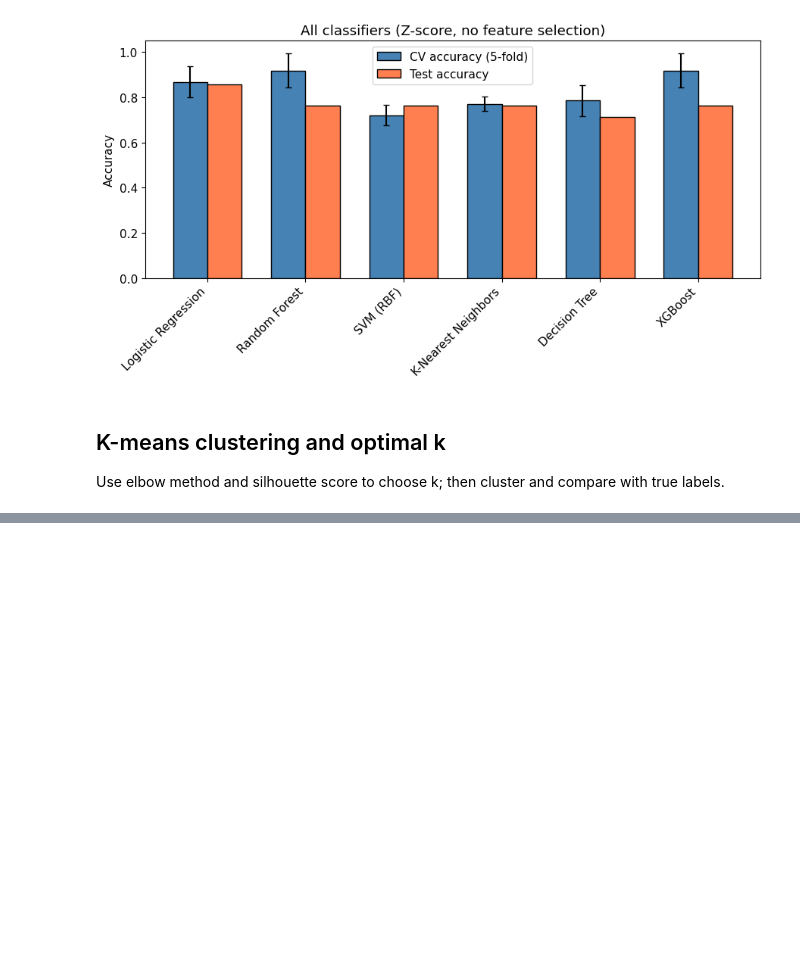
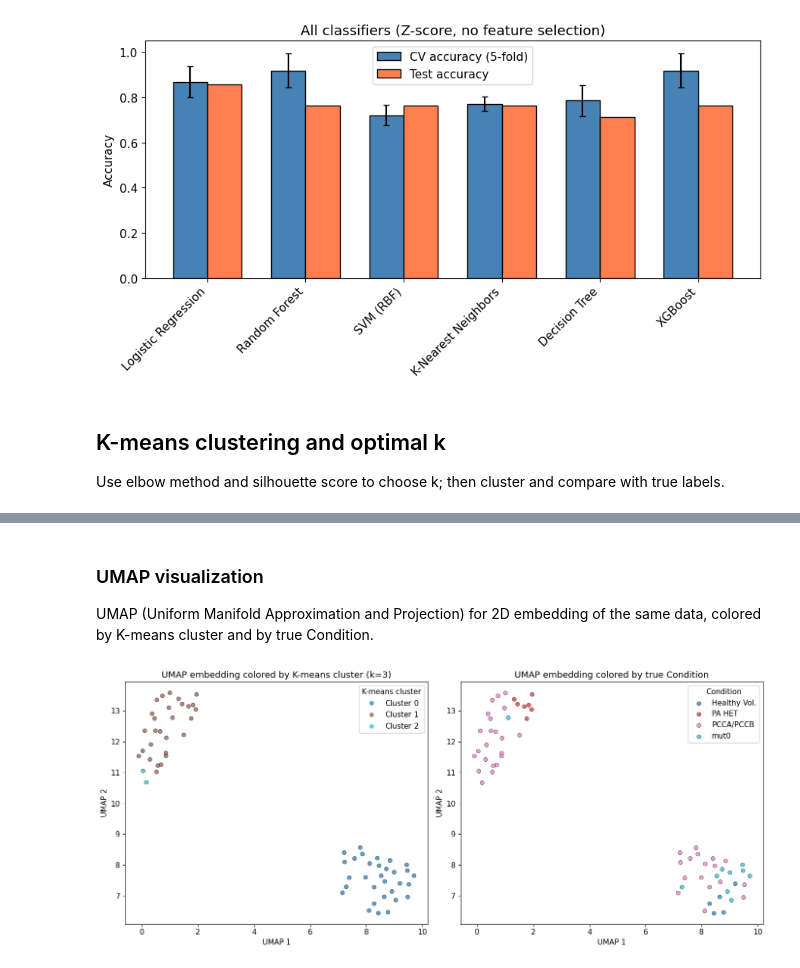
Before and after one commit to fnv234/metabolites-analysis, a Jupyter notebook: analysis.ipynb, the cells around one changed output, grey strips where cells are left out. Cells and saved outputs as stored; diff of their text form; code cells hidden in the pictures; blank space fills up the shorter version.

Commit message:
adding umap

```diff
--- a/analysis.ipynb
+++ b/analysis.ipynb
@@ -670,0 +671,52 @@ plt.show()
+# %% [markdown]
+### UMAP visualization
+
+UMAP (Uniform Manifold Approximation and Projection) for 2D embedding of the same data, colored by K-means cluster and by true Condition.
+# %%
+# UMAP 2D embedding (same data as PCA/K-means: X_clust, scaled training set)
+try:
+    import umap
+    # Ensure numpy array for compatibility across umap-learn / scikit-learn versions
+    X_umap_input = np.asarray(X_clust, dtype=np.float64)
+    if np.any(~np.isfinite(X_umap_input)):
+        X_umap_input = np.nan_to_num(X_umap_input, nan=0.0, posinf=0.0, neginf=0.0)
+    reducer = umap.UMAP(n_components=2, random_state=42, n_neighbors=15, min_dist=0.1)
+    X_umap = reducer.fit_transform(X_umap_input)
+
+    fig, axes = plt.subplots(1, 2, figsize=(14, 6))
+
+    # Left: colored by K-means cluster
+    ax = axes[0]
+    scatter = ax.scatter(X_umap[:, 0], X_umap[:, 1], c=cluster_labels, cmap="tab10", alpha=0.7, edgecolors="black", linewidths=0.5)
+    handles, labels_leg = scatter.legend_elements(prop="colors")
+    ax.legend(handles, ["Cluster %s" % str(l) for l in labels_leg], title="K-means cluster", loc="best", framealpha=0.9)
+    ax.set_xlabel("UMAP 1")
+    ax.set_ylabel("UMAP 2")
+    ax.set_title("UMAP embedding colored by K-means cluster (k=%d)" % k_opt)
+
+    # Right: colored by true Condition
+    ax = axes[1]
+    conditions = y_train.values
+    uniq = sorted(pd.Series(conditions).unique())
+    colors_cond = plt.cm.tab10(np.linspace(0, 1, len(uniq)))
+    for i, cond in enumerate(uniq):
+        mask = conditions == cond
+        ax.scatter(X_umap[mask, 0], X_umap[mask, 1], c=[colors_cond[i]], label=cond, alpha=0.7, edgecolors="black", linewidths=0.5)
+    ax.legend(title="Condition", loc="best", framealpha=0.9)
+    ax.set_xlabel("UMAP 1")
+    ax.set_ylabel("UMAP 2")
+    ax.set_title("UMAP embedding colored by true Condition")
+
+    plt.tight_layout()
+    plt.show()
+except ImportError:
+    print("UMAP not installed. Run: pip install umap-learn")
+except TypeError as e:
+    if "ensure_all_finite" in str(e) or "check_array" in str(e):
+        print("Version conflict: your scikit-learn and umap-learn are incompatible.")
+        print("Fix: pip install -U umap-learn")
+        print("(Original error: %s)" % e)
+    else:
+        raise
+# %% [output]
+[figure, added]
```
Also changed, not shown: parts of 9 cells of this notebook.
